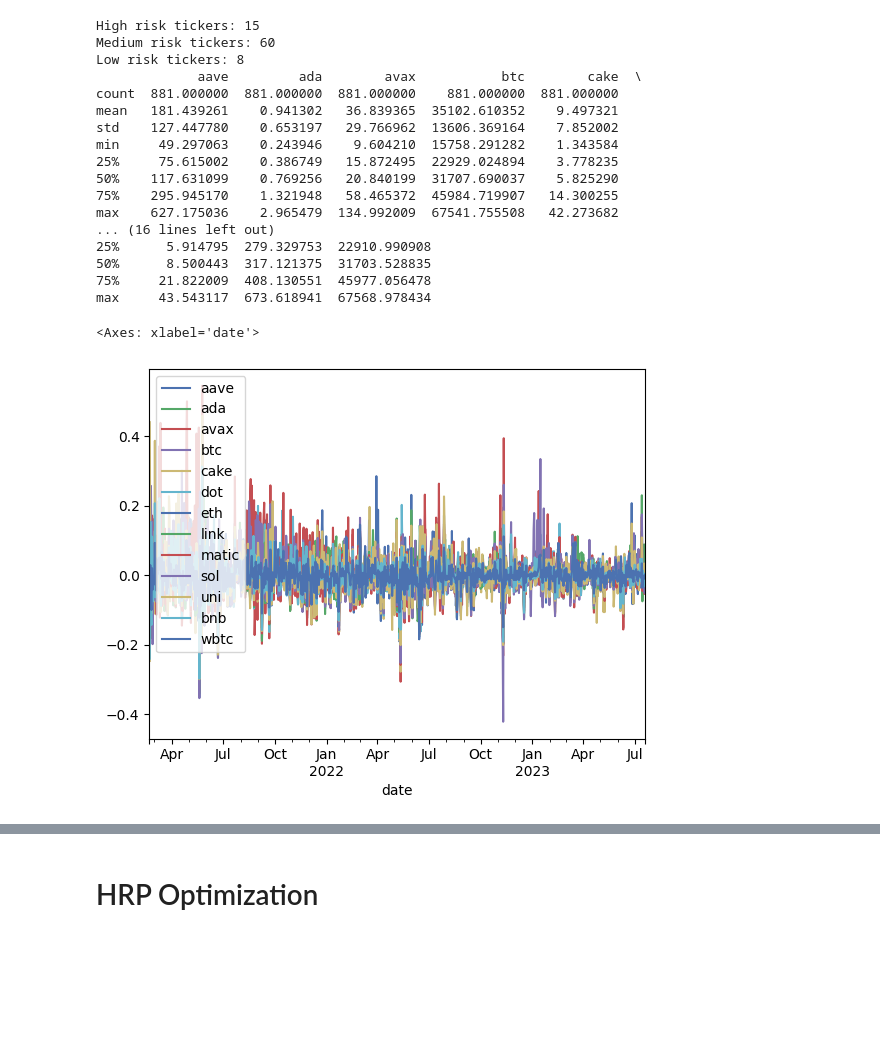
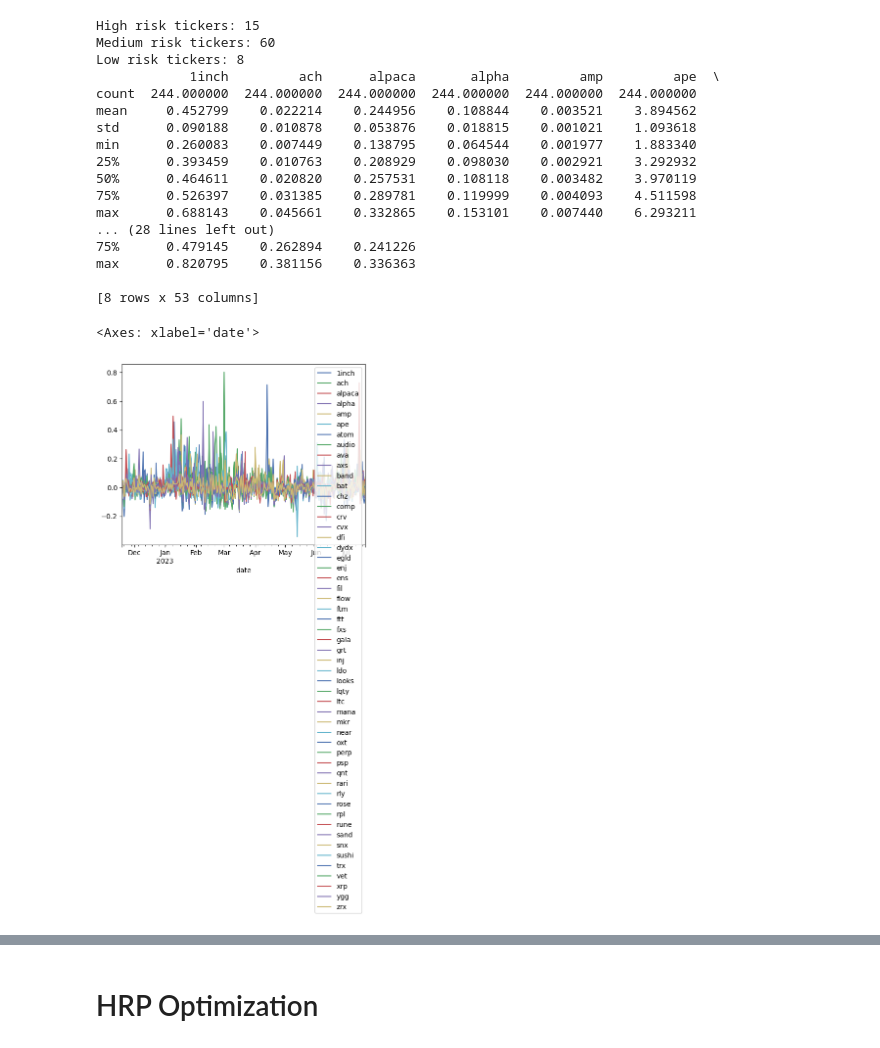
Before and after one commit to arguiot/portfolio, a Jupyter notebook: portfolio.ipynb, the cells around one changed output, grey strips where cells are left out. Drawn from its saved outputs; the diff is of its cells as text; code cells hidden in the pictures; blank space fills up the shorter version.

```diff
--- a/portfolio.ipynb
+++ b/portfolio.ipynb
@@ -10,35 +10,35 @@ import pypfopt
 from pypfopt import risk_models, plotting
 # %%
 asset_list = get_tickers()
-df = get_historical_prices_for_assets(asset_list['high_risk_tickers'])
+df = get_historical_prices_for_assets(asset_list['medium_risk_tickers'])
 # Print comprehensive statistical summary
 print(df.describe())
 
 # this will give you the percentage change
 df_percentage_variation = df.pct_change()
 
 # plot variation of each asset's price
 df_percentage_variation.plot()
 # %% [output]
 High risk tickers: 15
 Medium risk tickers: 60
 Low risk tickers: 8
-             aave         ada        avax           btc        cake  \
-count  881.000000  881.000000  881.000000    881.000000  881.000000
-mean   181.439261    0.941302   36.839365  35102.610352    9.497321
-std    127.447780    0.653197   29.766962  13606.369164    7.852002
-min     49.297063    0.243946    9.604210  15758.291282    1.343584
-25%     75.615002    0.386749   15.872495  22929.024894    3.778235
-50%    117.631099    0.769256   20.840199  31707.690037    5.825290
-75%    295.945170    1.321948   58.465372  45984.719907   14.300255
-max    627.175036    2.965479  134.992009  67541.755508   42.273682
-... (16 lines left out)
-25%      5.914795  279.329753  22910.990908
-50%      8.500443  317.121375  31703.528835
-75%     21.822009  408.130551  45977.056478
-max     43.543117  673.618941  67568.978434
+            1inch         ach      alpaca       alpha         amp         ape  \
+count  244.000000  244.000000  244.000000  244.000000  244.000000  244.000000
+mean     0.452799    0.022214    0.244956    0.108844    0.003521    3.894562
+std      0.090188    0.010878    0.053876    0.018815    0.001021    1.093618
+min      0.260083    0.007449    0.138795    0.064544    0.001977    1.883340
+25%      0.393459    0.010763    0.208929    0.098030    0.002921    3.292932
+50%      0.464611    0.020820    0.257531    0.108118    0.003482    3.970119
+75%      0.526397    0.031385    0.289781    0.119999    0.004093    4.511598
+max      0.688143    0.045661    0.332865    0.153101    0.007440    6.293211
+... (28 lines left out)
+75%      0.479145    0.262894    0.241226
+max      0.820795    0.381156    0.336363
+
+[8 rows x 53 columns]
 <Axes: xlabel='date'>
-[figure, old version]
+[figure, new version]
 # %%
 past_df, future_df = df.iloc[:-250], df.iloc[-250:]
 future_cov = risk_models.sample_cov(future_df)
```
Also changed, not shown: parts of 14 cells of this notebook, 8 other files.
